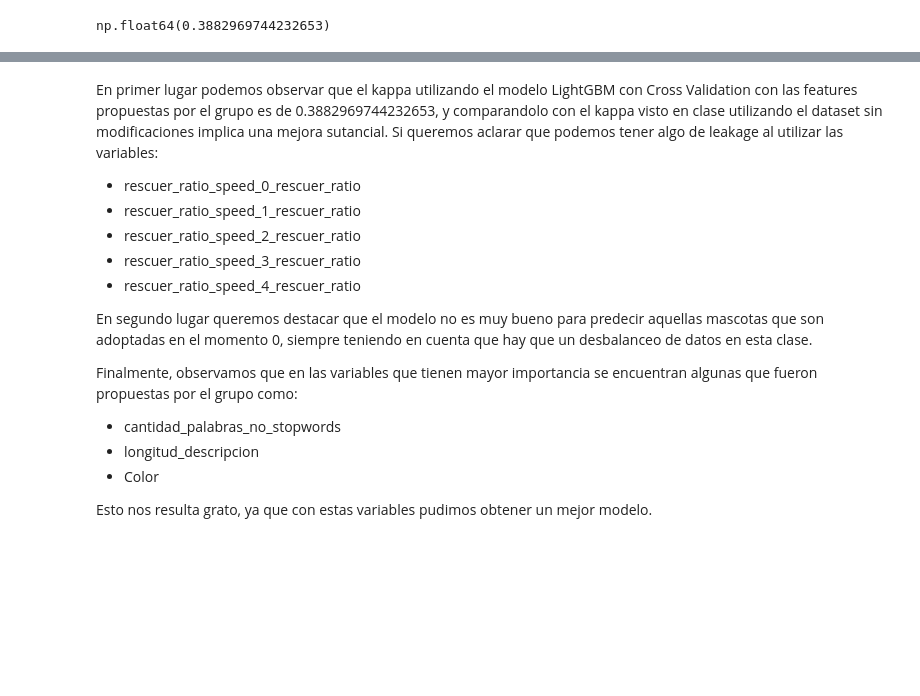
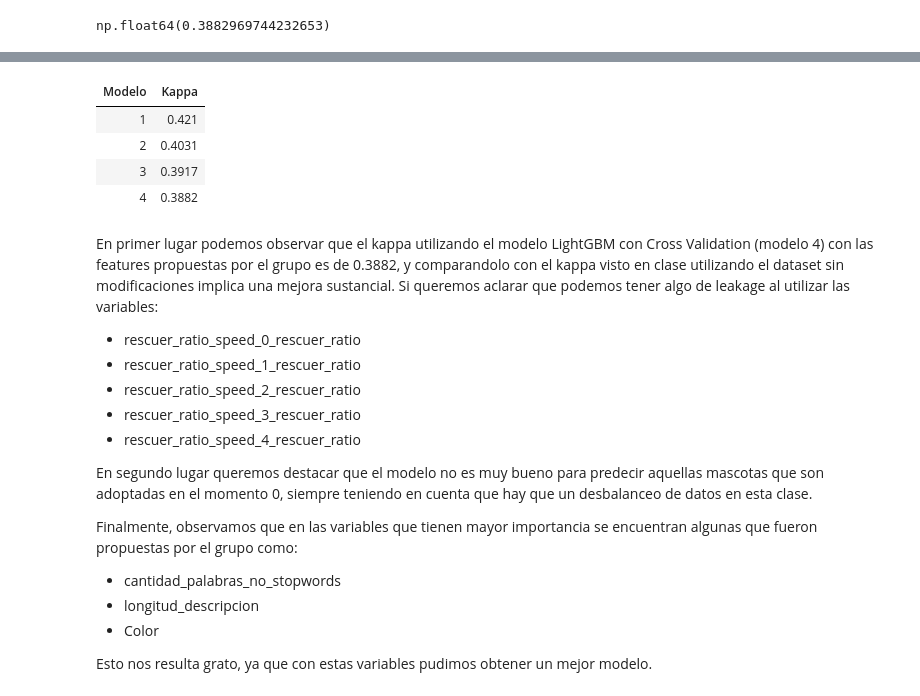
Before and after one commit to AdrianDVnqn/UA_MDM_Labo2_Grupo12, a Jupyter notebook: tutoriales/04_Tabulares_Prueba_VF.ipynb, the cells around one changed output, grey strips where cells are left out. Cells and saved outputs as stored; diff of their text form; code cells hidden in the pictures; blank space fills up the shorter version.

```diff
--- a/tutoriales/04_Tabulares_Prueba_VF.ipynb
+++ b/tutoriales/04_Tabulares_Prueba_VF.ipynb
@@ -698,8 +676,24 @@ fig_thres = px.bar(feature_importance_thres, x='importance', y='feature', orient
 fig_thres.show()
 # %% [output]
 [interactive output not drawn]
+# %%
+resumen_kappas = {
+    "Modelo": [1, 2, 3, 4],
+    "Kappa": [0.4210, 0.4031, 0.3917, 0.3882]
+}
+# %%
+kappas = pd.DataFrame(resumen_kappas)
+# %%
+tabla_kappas = GT(kappas)
+tabla_kappas
+# %% [output]
+| Modelo | Kappa |
+| 1 | 0.421 |
+| 2 | 0.4031 |
+| 3 | 0.3917 |
+| 4 | 0.3882 |
 # %% [markdown]
-En primer lugar podemos observar que el kappa utilizando el modelo LightGBM con Cross Validation con las features propuestas por el grupo es de 0.3882969744232653, y comparandolo con el kappa visto en clase utilizando el dataset sin modificaciones implica una mejora sutancial.
+En primer lugar podemos observar que el kappa utilizando el modelo LightGBM con Cross Validation (modelo 4) con las features propuestas por el grupo es de 0.3882, y comparandolo con el kappa visto en clase utilizando el dataset sin modificaciones implica una mejora sustancial.
 Si queremos aclarar que podemos tener algo de leakage al utilizar las variables:
 
 
```
Also changed, not shown: parts of 6 cells of this notebook.
